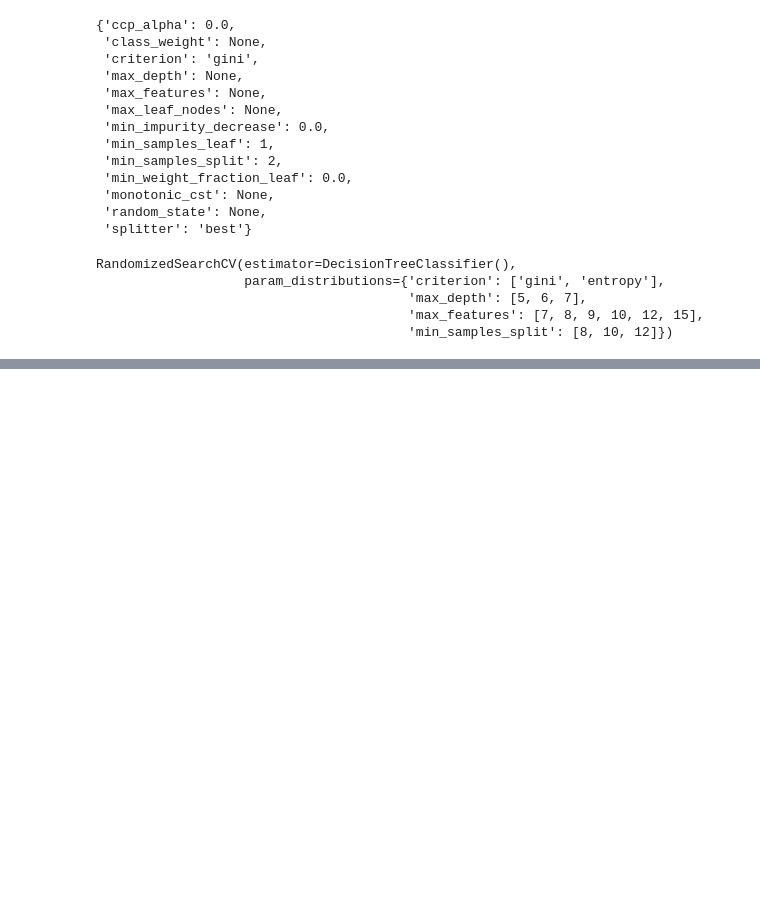
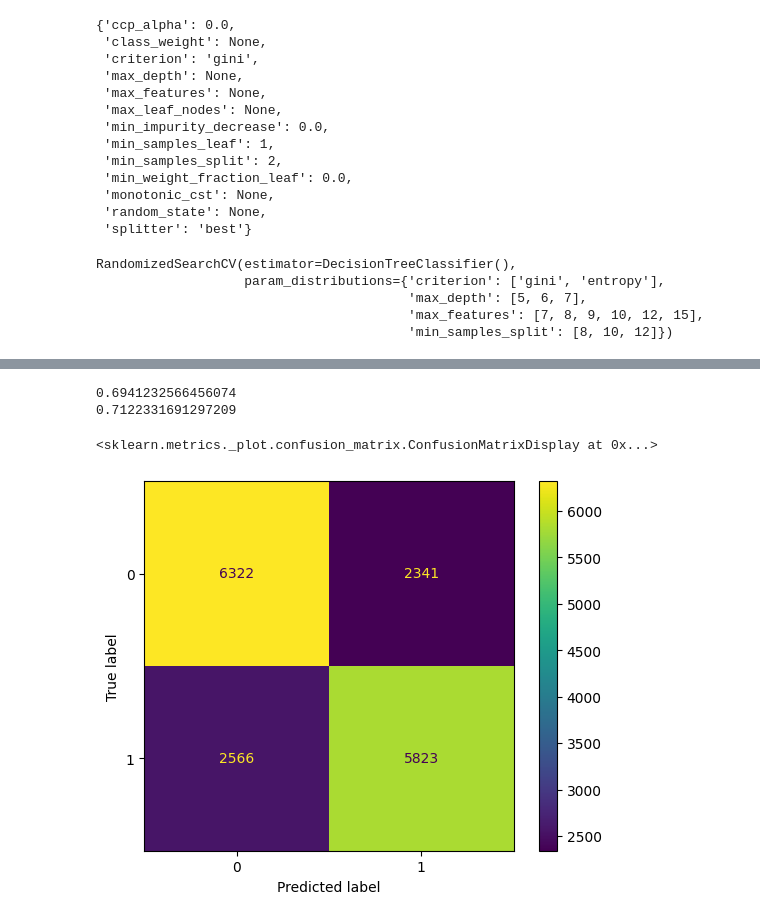
Before and after one commit to Manish81103/cardio_project, a Jupyter notebook: cardio.ipynb, the cells around one changed output, grey strips where cells are left out. Saved outputs shown, nothing was run; the diff lists cells and outputs as text; code cells hidden in the pictures; blank space fills up the shorter version.

Commit message:
RFC abd XGBOOST trained

```diff
--- a/cardio.ipynb
+++ b/cardio.ipynb
@@ -388,0 +428,21 @@ ConfusionMatrixDisplay(cm).plot()
+# %%
+rfc= RandomForestClassifier()
+# %%
+rfc.fit(X_train_transformerd,y_train)
+pred=rfc.predict(X_test_transformerd)
+
+acc=accuracy_score(y_test,pred)
+rec=recall_score(y_test,pred)
+
+cm= confusion_matrix(y_test,pred)
+# %%
+print(rec)
+print(acc)
+# %% [output]
+0.6941232566456074
+0.7122331691297209
+# %%
+ConfusionMatrixDisplay(cm).plot()
+# %% [output]
+<sklearn.metrics._plot.confusion_matrix.ConfusionMatrixDisplay at 0x...>
+[figure, added]
```
Also changed, not shown: parts of 28 cells of this notebook, 1 other file.
